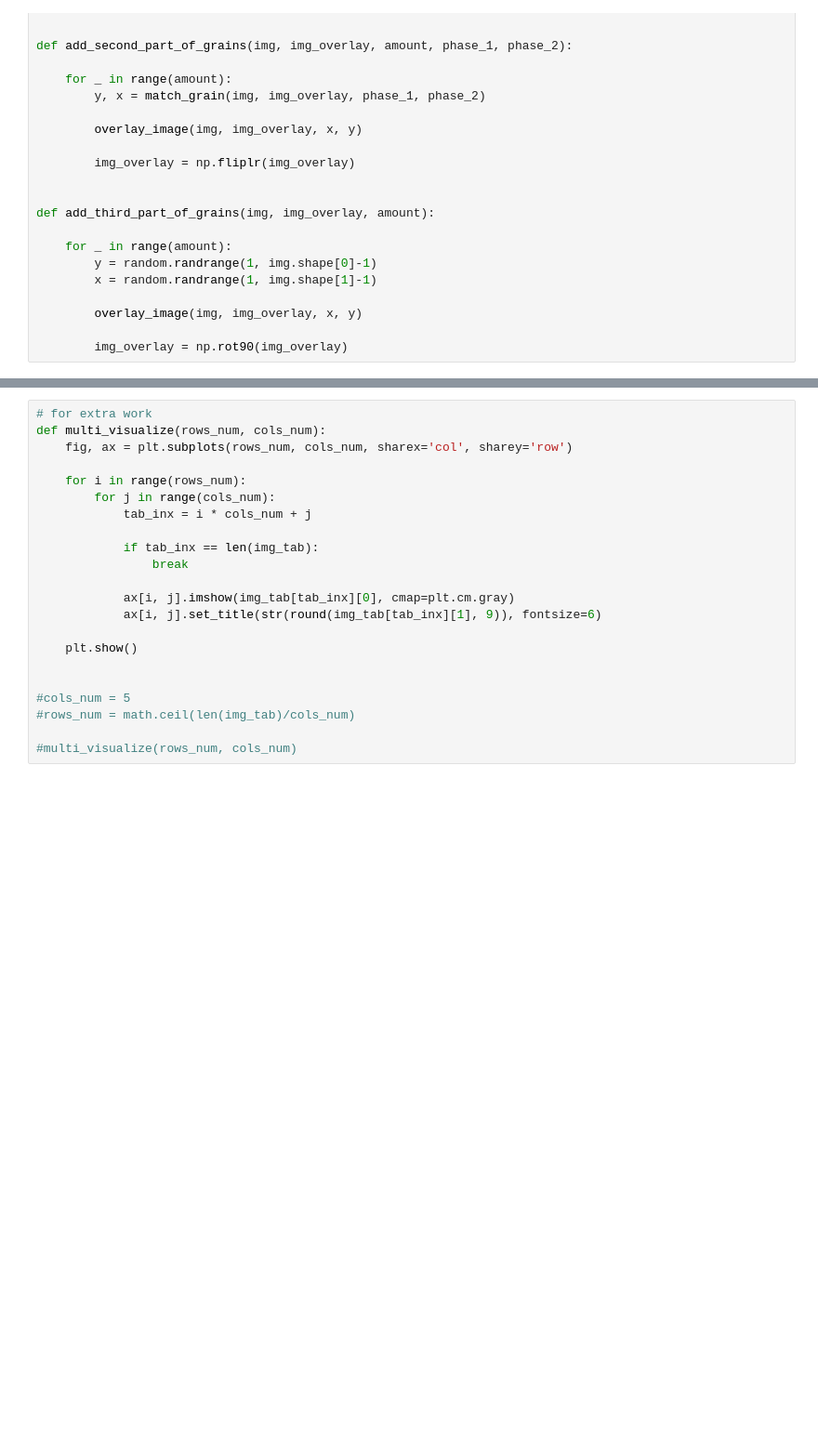
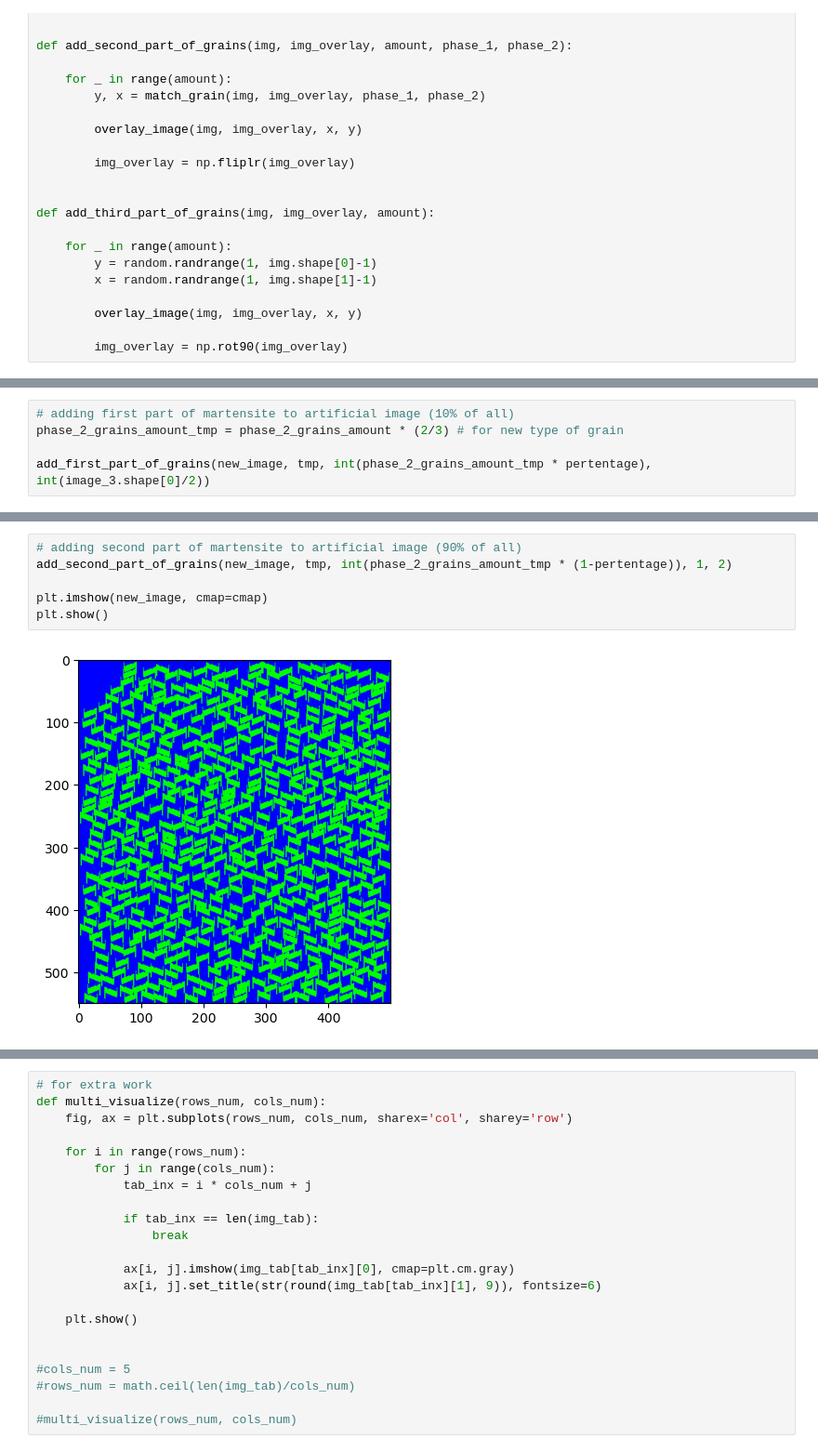
Before and after one commit to KrzysiekJa/grain-images-analytics, a Jupyter notebook: notebook.ipynb, the cells around one changed output, grey strips where cells are left out. Shown at 93% size. Drawn from its saved outputs; the diff is of its cells as text; blank space fills up the shorter version.

```diff
--- a/notebook.ipynb
+++ b/notebook.ipynb
@@ -1401,0 +1422,5 @@ Part-per-thousand:  0.003 0.476 0.523
+# %%
+# adding first part of martensite to artificial image (10% of all)
+phase_2_grains_amount_tmp = phase_2_grains_amount * (2/3) # for new type of grain
+
+add_first_part_of_grains(new_image, tmp, int(phase_2_grains_amount_tmp * pertentage), int(image_3.shape[0]/2))
@@ -1401,0 +1432,8 @@ Part-per-thousand:  0.003 0.476 0.523
+# %%
+# adding second part of martensite to artificial image (90% of all)
+add_second_part_of_grains(new_image, tmp, int(phase_2_grains_amount_tmp * (1-pertentage)), 1, 2)
+
+plt.imshow(new_image, cmap=cmap)
+plt.show()
+# %% [output]
+[figure, added]
```
Also changed, not shown: parts of 12 cells of this notebook.
